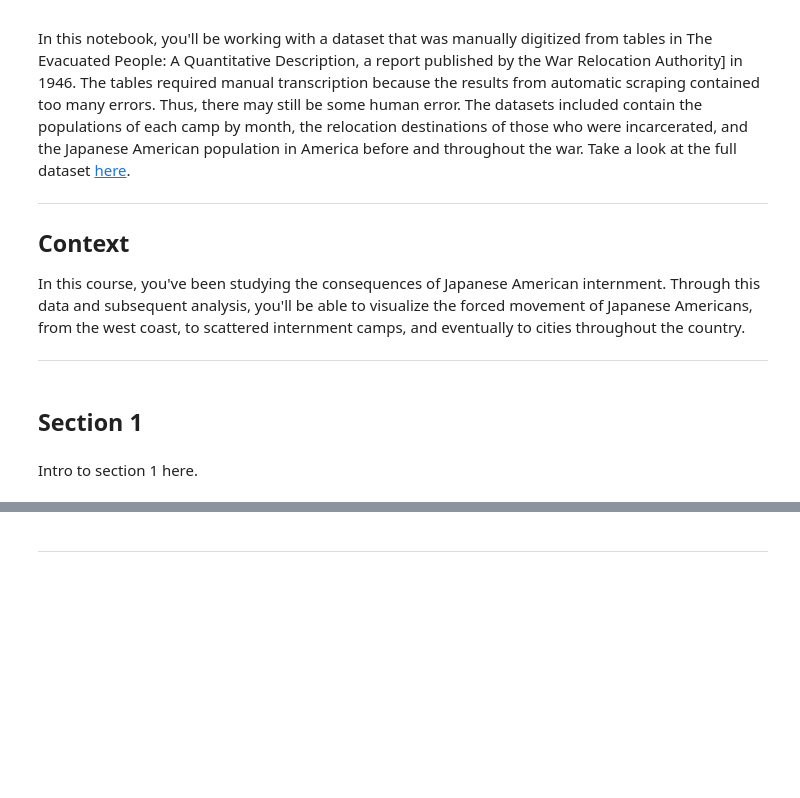
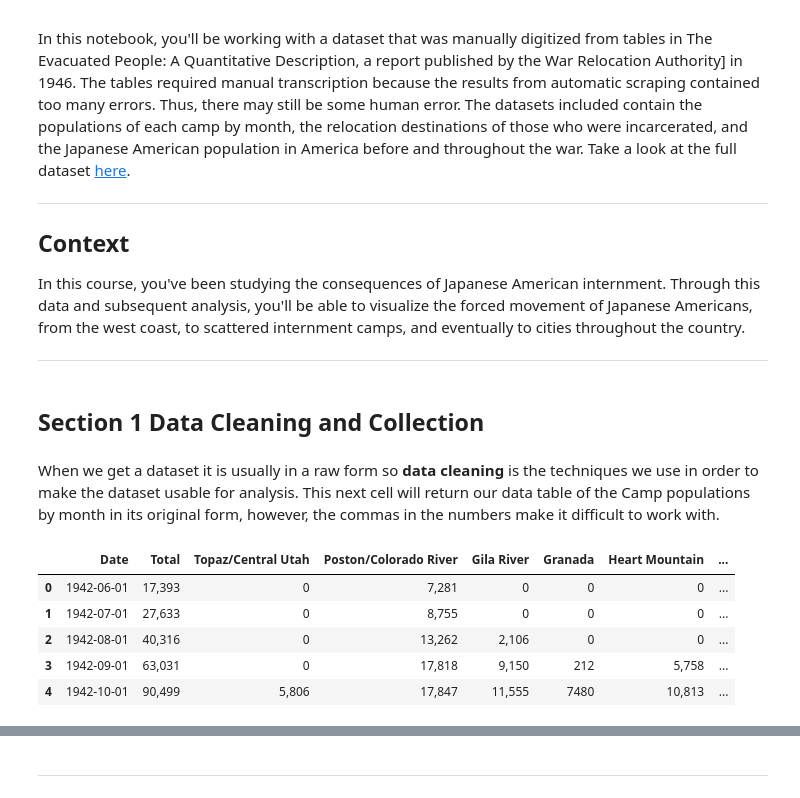
Before and after one commit to ds-modules/colwrit-r4b, a Jupyter notebook: Japanese-Internment-notebook.ipynb, the cells around one changed output, grey strips where cells are left out. Drawn from its saved outputs; the diff is of its cells as text; code cells hidden in the pictures; blank space fills up the shorter version.

Commit message:
First Draft with dysfunctional bubble map

```diff
--- a/Japanese-Internment-notebook.ipynb
+++ b/Japanese-Internment-notebook.ipynb
@@ -75,6 +109,22 @@ In this course, you've been studying the consequences of Japanese American inter
 
 ---
 # %% [markdown]
-## Section 1  <a id='section 1'></a>
+## Section 1  Data Cleaning and Collection<a id='section 1'></a>
-# %% [markdown]
-Intro to section 1 here.
+# %% [markdown]
+When we get a dataset it is usually in a raw form so **data cleaning** is the techniques we use in order to make the dataset usable for analysis. This next cell will return our data table of the Camp populations by month in its original form, however, the commas in the numbers make it difficult to work with.
+# %%
+#Camp Populations by month
+#We can see when camps closed/opened based on where the zeros start
+#Date of first of the month with the total populations over time
+#Line plot could be useful
+#Data collected at beginning of month?
+pop_by_month = pd.read_csv("CampPopulationsByMonth.csv", error_bad_lines = False)
+pop_by_month['Date']= pd.to_datetime(pop_by_month['Date'])
+pop_by_month.head(5)
+# %% [output]
+|  | Date | Total | Topaz/Central Utah | Poston/Colorado River | Gila River | Granada | Heart Mountain | ... |
+| 0 | 1942-06-01 | 17,393 | 0 | 7,281 | 0 | 0 | 0 | ... |
+| 1 | 1942-07-01 | 27,633 | 0 | 8,755 | 0 | 0 | 0 | ... |
+| 2 | 1942-08-01 | 40,316 | 0 | 13,262 | 2,106 | 0 | 0 | ... |
+| 3 | 1942-09-01 | 63,031 | 0 | 17,818 | 9,150 | 212 | 5,758 | ... |
+| 4 | 1942-10-01 | 90,499 | 5,806 | 17,847 | 11,555 | 7480 | 10,813 | ... |
```
Also changed, not shown: parts of 32 cells of this notebook.
